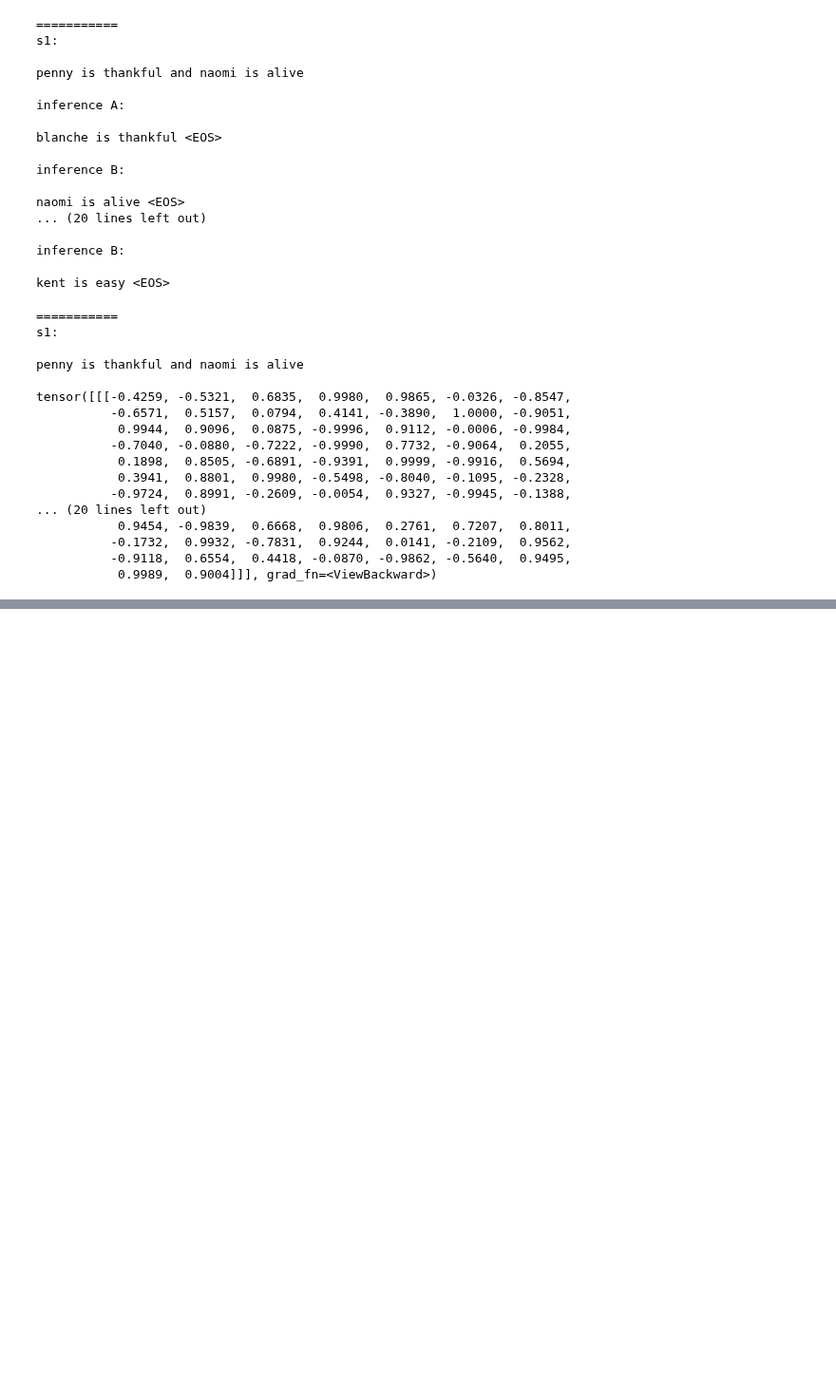
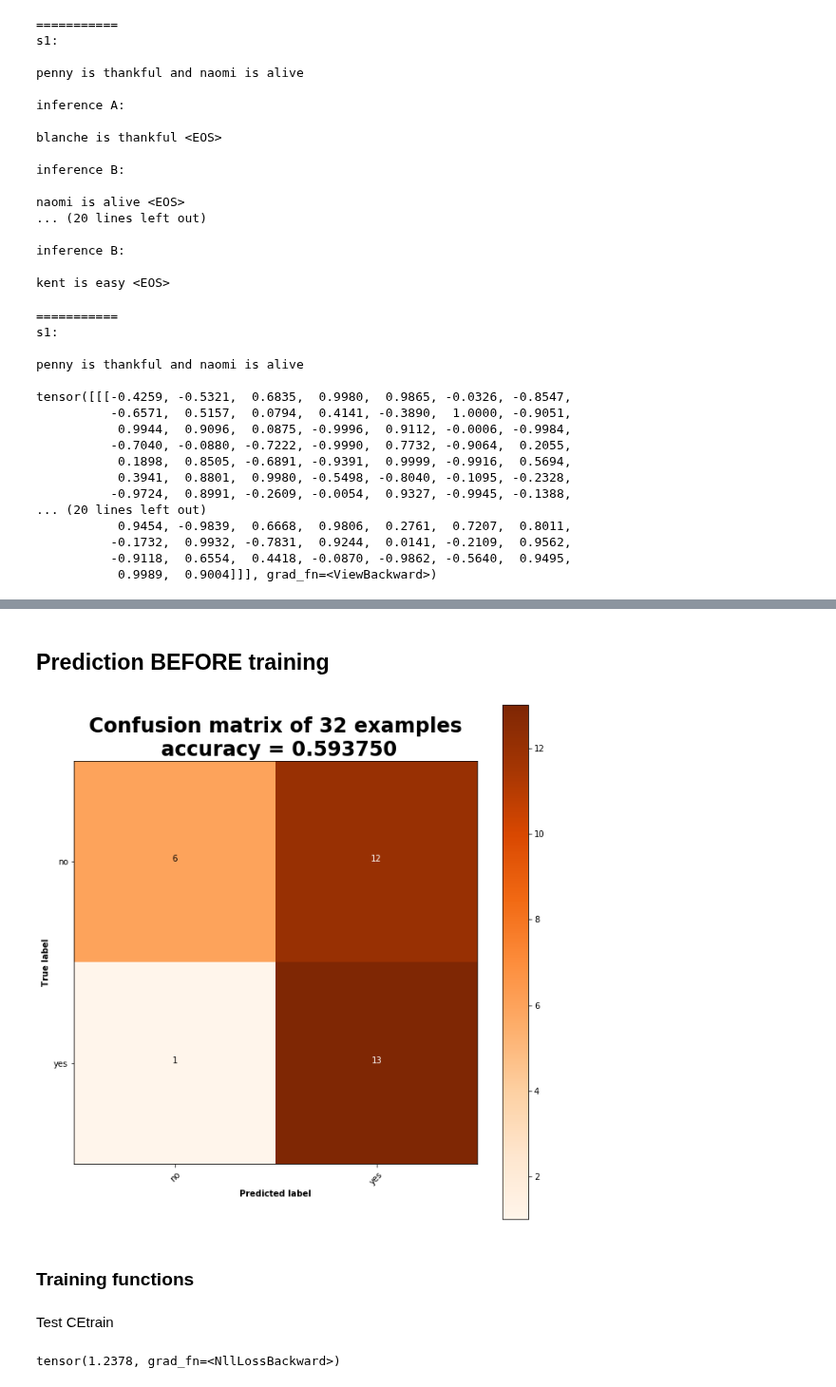
Before and after one commit to felipessalvatore/ContraQA, a Jupyter notebook: lab_five_one.ipynb, the cells around one changed output, grey strips where cells are left out. Shown at 95% size. Drawn from its saved outputs; the diff is of its cells as text; code cells hidden in the pictures; blank space fills up the shorter version.

```diff
--- a/lab_five_one.ipynb
+++ b/lab_five_one.ipynb
@@ -215,6 +230,12 @@ def tensorsFromPair(pair):
     input_tensor = tensorFromSentence(input_lang, pair[0])
     target_tensor = tensorFromSentence(output_lang, pair[1])
     return (input_tensor, target_tensor)
+# %%
+def tensorsFromTriple(triple):
+    input_tensor = tensorFromSentence(input_lang, triple[0])
+    target_tensor = tensorFromSentence(output_lang, triple[1])
+    label_tensor = torch.tensor(triple[2], dtype=torch.long).view((1))
+    return (input_tensor, target_tensor, label_tensor)
 # %% [markdown]
 ### models
 # %%
@@ -565,3 +596,13 @@ tensor([[[-0.4259, -0.5321,  0.6835,  0.9980,  0.9865, -0.0326, -0.8547,
           -0.1732,  0.9932, -0.7831,  0.9244,  0.0141, -0.2109,  0.9562,
           -0.9118,  0.6554,  0.4418, -0.0870, -0.9862, -0.5640,  0.9495,
            0.9989,  0.9004]]], grad_fn=<ViewBackward>)
+# %%
+train_triples = zip(list(df2train.sentence1.values), list(df2train.sentence2.values), list(df2train.label.values))
+train_triples = [(normalizeString(s1), normalizeString(s2), l) for s1, s2, l in train_triples]
+train_triples_t = [tensorsFromTriple(t) for t in train_triples]
+
+
+example = train_triples[0]
+print(example)
+example_t = train_triples_t[0]
+print(example_t)
@@ -567,0 +623,24 @@ tensor([[[-0.4259, -0.5321,  0.6835,  0.9980,  0.9865, -0.0326, -0.8547,
+# %% [markdown]
+## Prediction BEFORE training
+# %%
+n_iters = 32
+training_pairs_little = [random.choice(train_triples_t) for i in range(n_iters)]
+predictions = []
+labels = []
+
+for i in range(n_iters):
+    s1, s2, label = training_pairs_little[i]
+    pred = addmodel.predict(s1, s2)
+    label = label.item()
+    pred = pred.item()
+    predictions.append(pred)
+    labels.append(label)
+
+plot_confusion_matrix(labels,
+                      predictions,
+                      classes=["no", "yes"],
+                      path="confusion_matrix.png")
+# %% [output]
+[figure, added]
+# %% [markdown]
+### Training functions
@@ -567,0 +662,14 @@ tensor([[[-0.4259, -0.5321,  0.6835,  0.9980,  0.9865, -0.0326, -0.8547,
+# %% [markdown]
+Test CEtrain
+# %%
+CE = nn.CrossEntropyLoss()
+addmodel_opt = torch.optim.SGD(addmodel.parameters(), lr= 0.3)
+
+CEtrain(s1_tensor=example_t[0],
+        s2_tensor=example_t[1],
+        label=example_t[2],
+        model=addmodel,
+        optimizer=addmodel_opt,
+        criterion=CE)
+# %% [output]
+tensor(1.2378, grad_fn=<NllLossBackward>)
```
Also changed, not shown: parts of 13 cells of this notebook.
